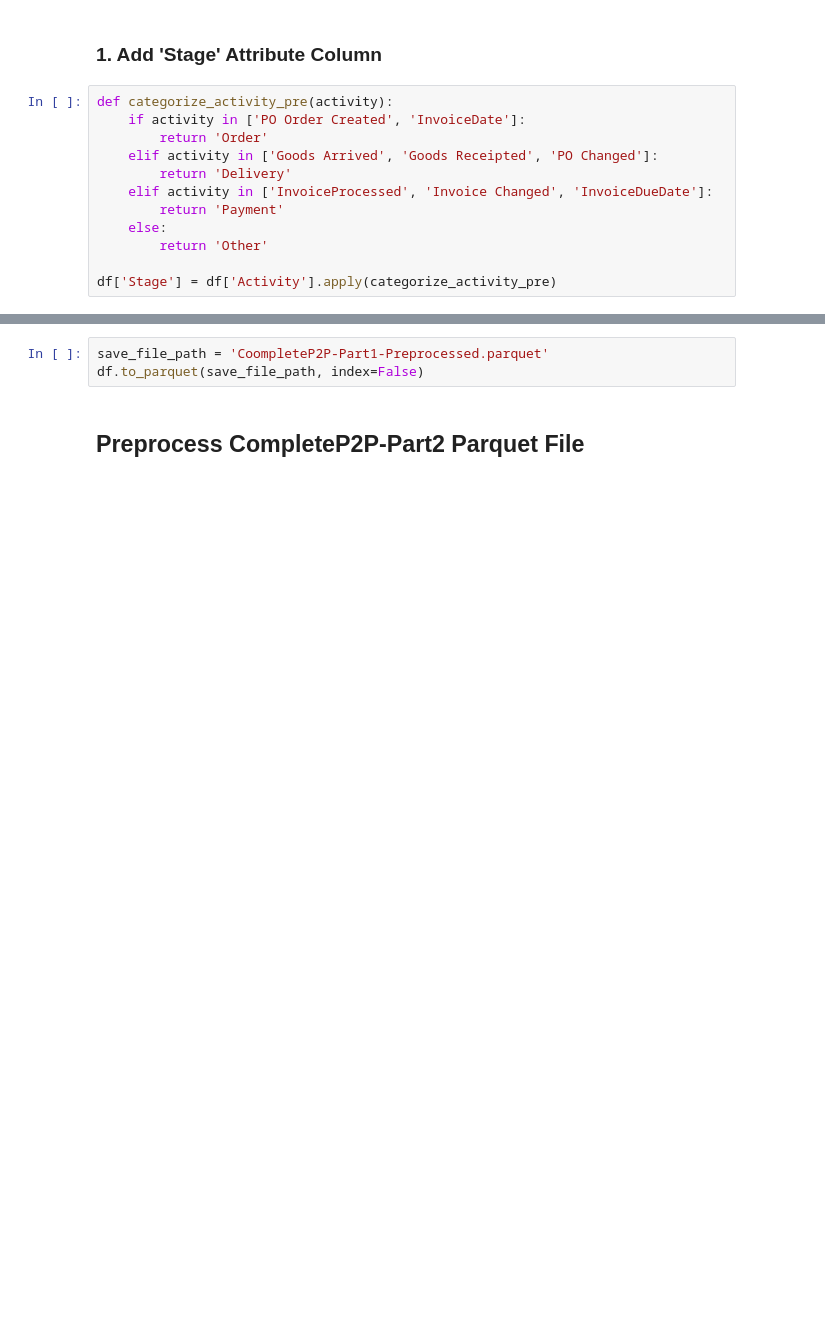
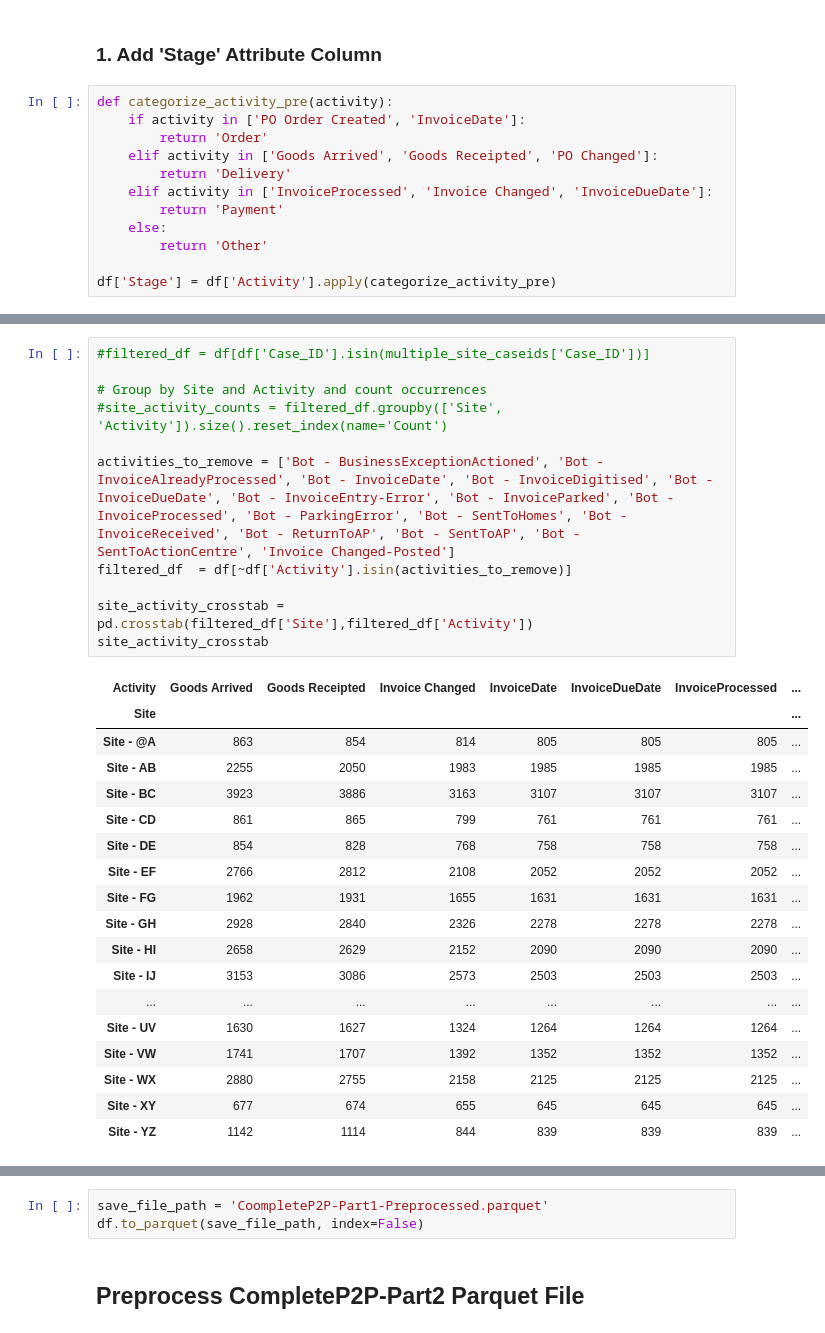
Before and after one commit to nadyaureliah/BPA-Preprocessing, a Jupyter notebook: Query.ipynb, the cells around one changed output, grey strips where cells are left out. Saved outputs shown, nothing was run; the diff lists cells and outputs as text; blank space fills up the shorter version.

```diff
--- a/Query.ipynb
+++ b/Query.ipynb
@@ -52,0 +156,30 @@ df.head(20)
+# %%
+#filtered_df = df[df['Case_ID'].isin(multiple_site_caseids['Case_ID'])]
+
+# Group by Site and Activity and count occurrences
+#site_activity_counts = filtered_df.groupby(['Site', 'Activity']).size().reset_index(name='Count')
+
+activities_to_remove = ['Bot - BusinessExceptionActioned', 'Bot - InvoiceAlreadyProcessed', 'Bot - InvoiceDate', 'Bot - InvoiceDigitised', 'Bot - InvoiceDueDate', 'Bot - InvoiceEntry-Error', 'Bot - InvoiceParked', 'Bot - InvoiceProcessed', 'Bot - ParkingError', 'Bot - SentToHomes', 'Bot - InvoiceReceived', 'Bot - ReturnToAP', 'Bot - SentToAP', 'Bot - SentToActionCentre', 'Invoice Changed-Posted']
+filtered_df  = df[~df['Activity'].isin(activities_to_remove)]
+
+site_activity_crosstab = pd.crosstab(filtered_df['Site'],filtered_df['Activity'])
+site_activity_crosstab
+# %% [output]
+| Activity | Goods Arrived | Goods Receipted | Invoice Changed | InvoiceDate | InvoiceDueDate | InvoiceProcessed | ... |
+| Site |  |  |  |  |  |  | ... |
+| Site - @A | 863 | 854 | 814 | 805 | 805 | 805 | ... |
+| Site - AB | 2255 | 2050 | 1983 | 1985 | 1985 | 1985 | ... |
+| Site - BC | 3923 | 3886 | 3163 | 3107 | 3107 | 3107 | ... |
+| Site - CD | 861 | 865 | 799 | 761 | 761 | 761 | ... |
+| Site - DE | 854 | 828 | 768 | 758 | 758 | 758 | ... |
+| Site - EF | 2766 | 2812 | 2108 | 2052 | 2052 | 2052 | ... |
+| Site - FG | 1962 | 1931 | 1655 | 1631 | 1631 | 1631 | ... |
+| Site - GH | 2928 | 2840 | 2326 | 2278 | 2278 | 2278 | ... |
+| Site - HI | 2658 | 2629 | 2152 | 2090 | 2090 | 2090 | ... |
+| Site - IJ | 3153 | 3086 | 2573 | 2503 | 2503 | 2503 | ... |
+| ... | ... | ... | ... | ... | ... | ... | ... |
+| Site - UV | 1630 | 1627 | 1324 | 1264 | 1264 | 1264 | ... |
+| Site - VW | 1741 | 1707 | 1392 | 1352 | 1352 | 1352 | ... |
+| Site - WX | 2880 | 2755 | 2158 | 2125 | 2125 | 2125 | ... |
+| Site - XY | 677 | 674 | 655 | 645 | 645 | 645 | ... |
+| Site - YZ | 1142 | 1114 | 844 | 839 | 839 | 839 | ... |
```
Also changed, not shown: parts of 28 cells of this notebook, 4 other files.
